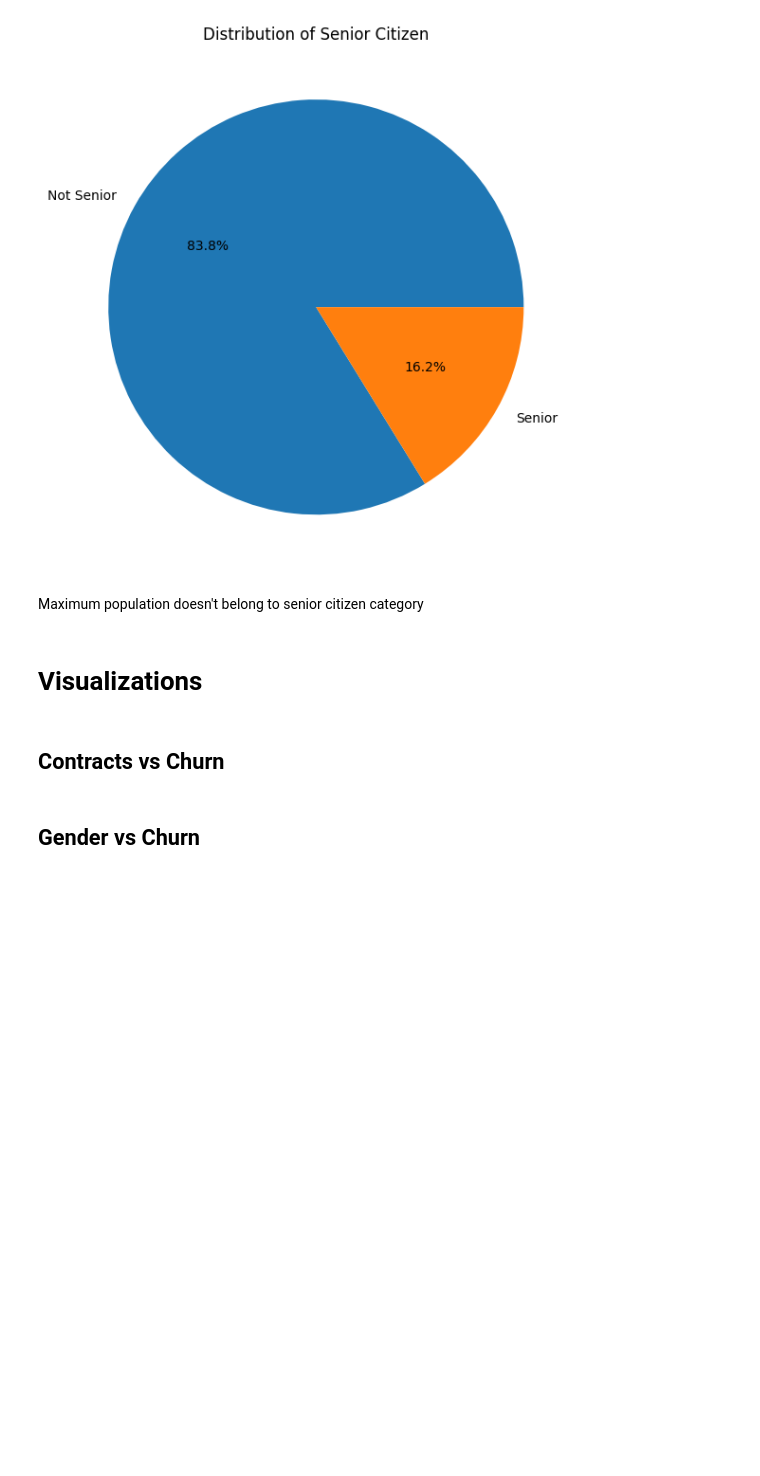
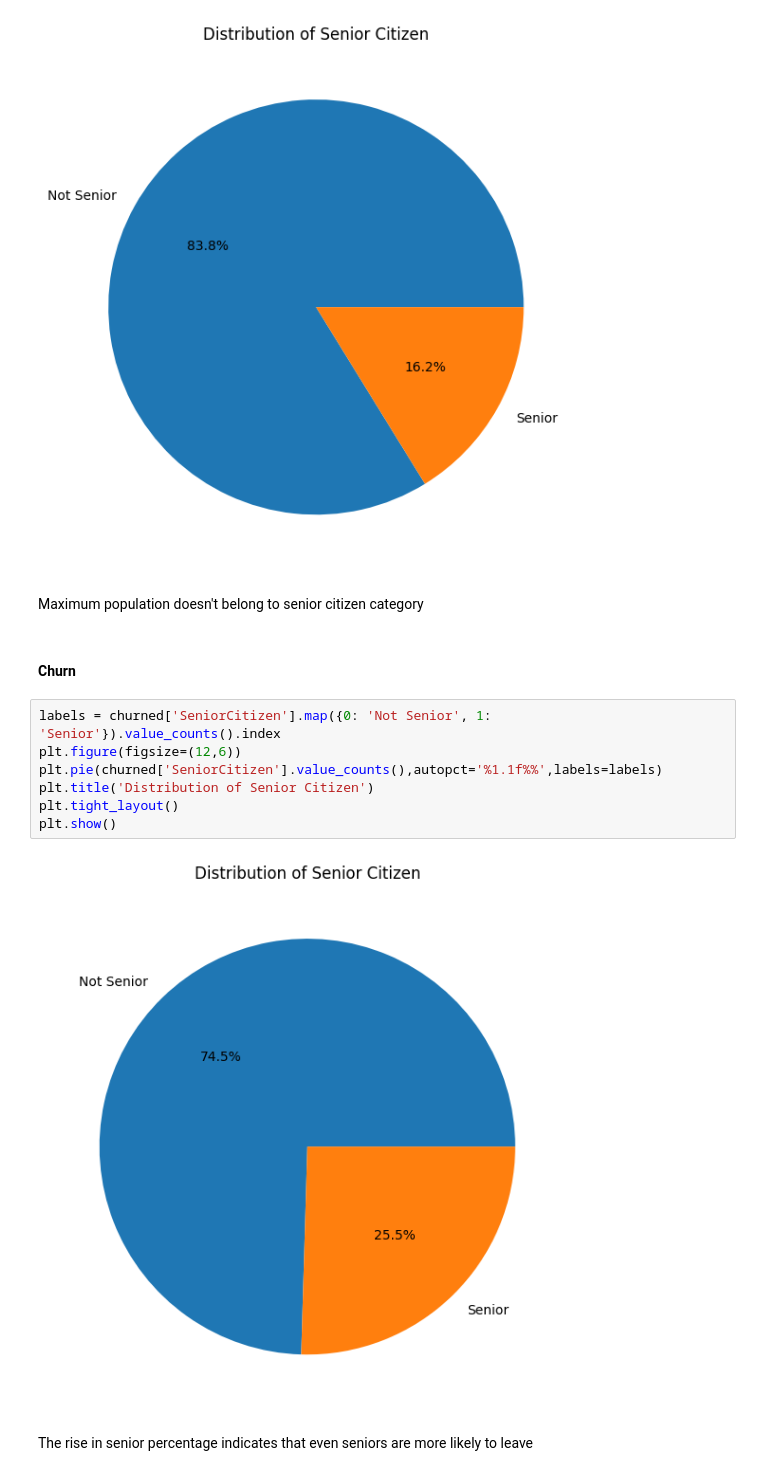
Before and after one commit to AabharanGupta/CustomerChurnAnalysis, a Jupyter notebook: Project.ipynb, the cells around one changed output. Saved outputs shown, nothing was run; the diff lists cells and outputs as text; blank space fills up the shorter version.

Commit message:
visualizations-02

```diff
--- a/Project.ipynb
+++ b/Project.ipynb
@@ -282,9 +282,16 @@ plt.show()
 [figure]
 # %% [markdown]
 Maximum population doesn't belong to senior citizen category
-# %% [markdown]
-# Visualizations
-# %% [markdown]
-## Contracts vs Churn
-# %% [markdown]
-## Gender vs Churn
+# %% [markdown]
+#### Churn
+# %%
+labels = churned['SeniorCitizen'].map({0: 'Not Senior', 1: 'Senior'}).value_counts().index
+plt.figure(figsize=(12,6))
+plt.pie(churned['SeniorCitizen'].value_counts(),autopct='%1.1f%%',labels=labels)
+plt.title('Distribution of Senior Citizen')
+plt.tight_layout()
+plt.show()
+# %% [output]
+[figure, added]
+# %% [markdown]
+The rise in senior percentage indicates that even seniors are more likely to leave
```
